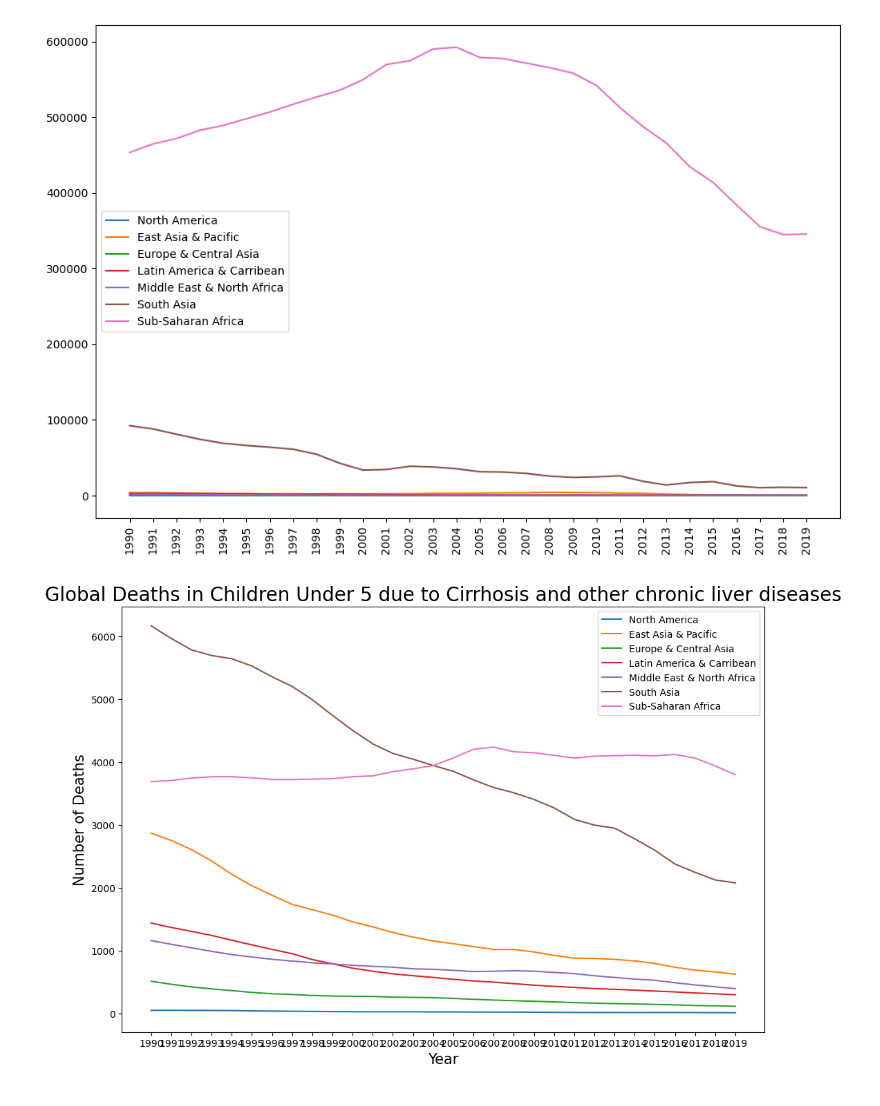
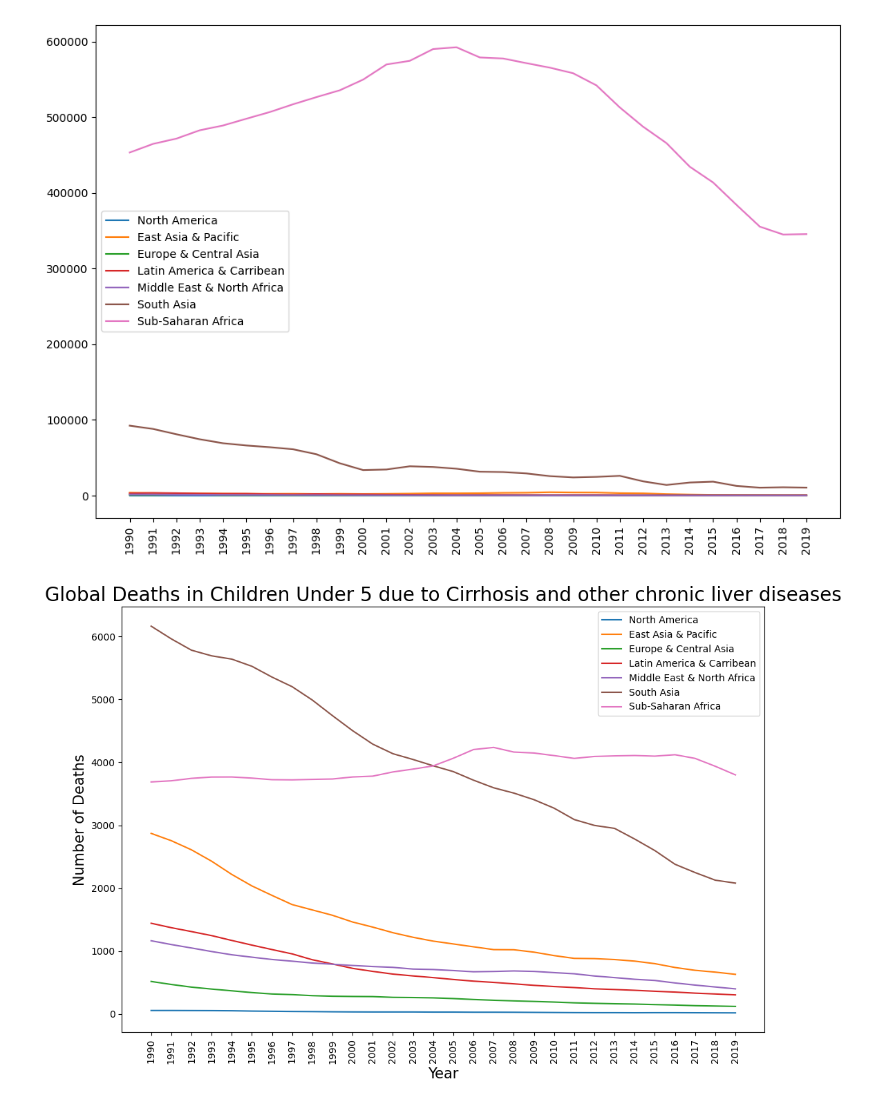
Before and after one commit to dantrainor9/Causes-of-Death, a Jupyter notebook: Causes_of_Death.ipynb, the cells around one changed output. Cells and saved outputs as stored; diff of their text form; code cells hidden in the pictures.

```diff
--- a/Causes_of_Death.ipynb
+++ b/Causes_of_Death.ipynb
@@ -361,16 +377,17 @@ plt.legend();
 # %%
 #visualizing deaths over time due to Cirrhosis and other chronic liver diseases in all World Bank regions
 plt.figure(figsize=(12,8))
 plt.plot(na_wb_df['Year'],na_wb_df['Deaths - Cirrhosis and other chronic liver diseases - Sex: Both - Age: Under 5 (Number)'],label='North America')
 plt.plot(eap_wb_df['Year'],eap_wb_df['Deaths - Cirrhosis and other chronic liver diseases - Sex: Both - Age: Under 5 (Number)'],label='East Asia & Pacific')
 plt.plot(eca_wb_df['Year'],eca_wb_df['Deaths - Cirrhosis and other chronic liver diseases - Sex: Both - Age: Under 5 (Number)'],label='Europe & Central Asia')
 plt.plot(lac_wb_df['Year'],lac_wb_df['Deaths - Cirrhosis and other chronic liver diseases - Sex: Both - Age: Under 5 (Number)'],label='Latin America & Carribean')
 plt.plot(mena_wb_df['Year'],mena_wb_df['Deaths - Cirrhosis and other chronic liver diseases - Sex: Both - Age: Under 5 (Number)'],label='Middle East & North Africa')
 plt.plot(sa_wb_df['Year'],sa_wb_df['Deaths - Cirrhosis and other chronic liver diseases - Sex: Both - Age: Under 5 (Number)'],label='South Asia')
 plt.plot(ssa_wb_df['Year'],ssa_wb_df['Deaths - Cirrhosis and other chronic liver diseases - Sex: Both - Age: Under 5 (Number)'],label='Sub-Saharan Africa')
 plt.title('Global Deaths in Children Under 5 due to Cirrhosis and other chronic liver diseases',fontsize=20)
 plt.ylabel('Number of Deaths',fontsize=15)
 plt.xlabel('Year',fontsize=15)
+plt.xticks(rotation=90)
 plt.legend();
 # %% [output]
-[figure, old version]
+[figure, new version]
```
Also changed, not shown: parts of 2 cells of this notebook.
